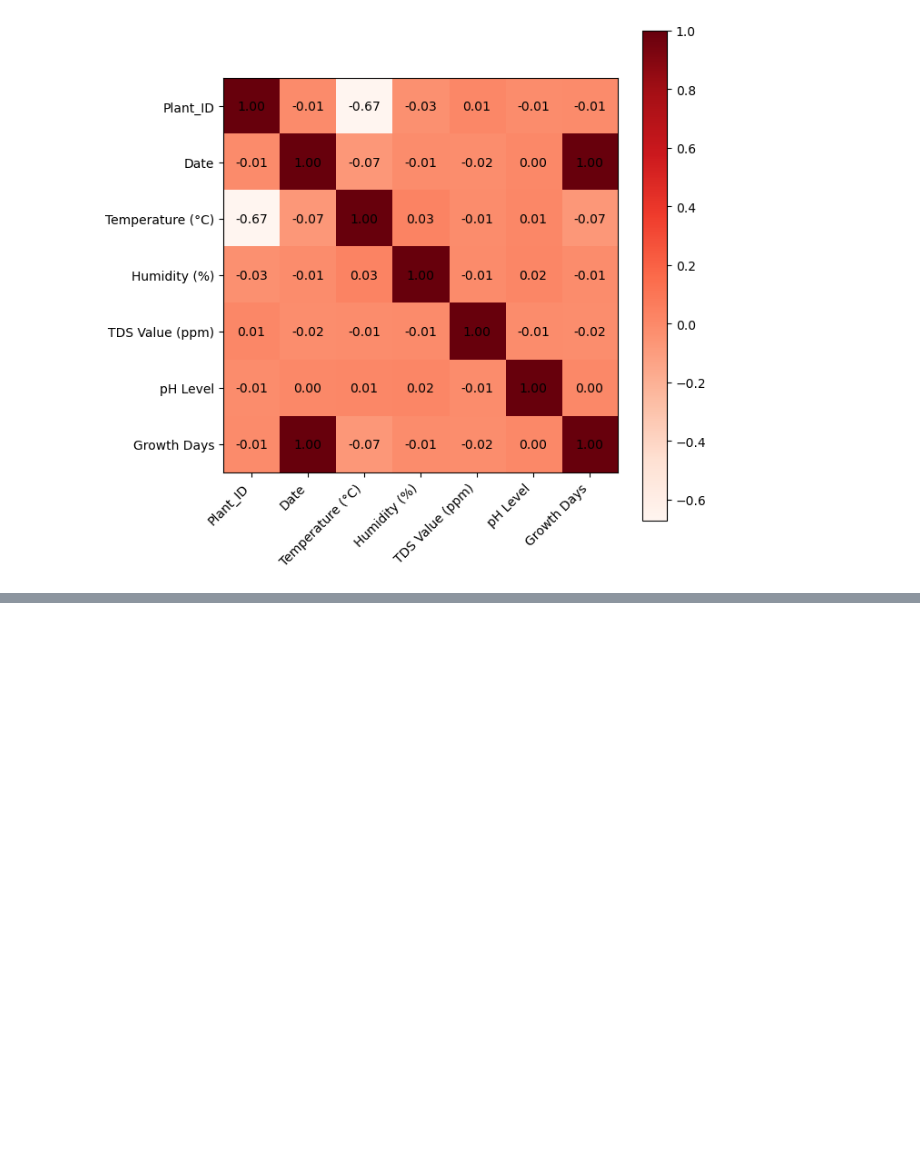
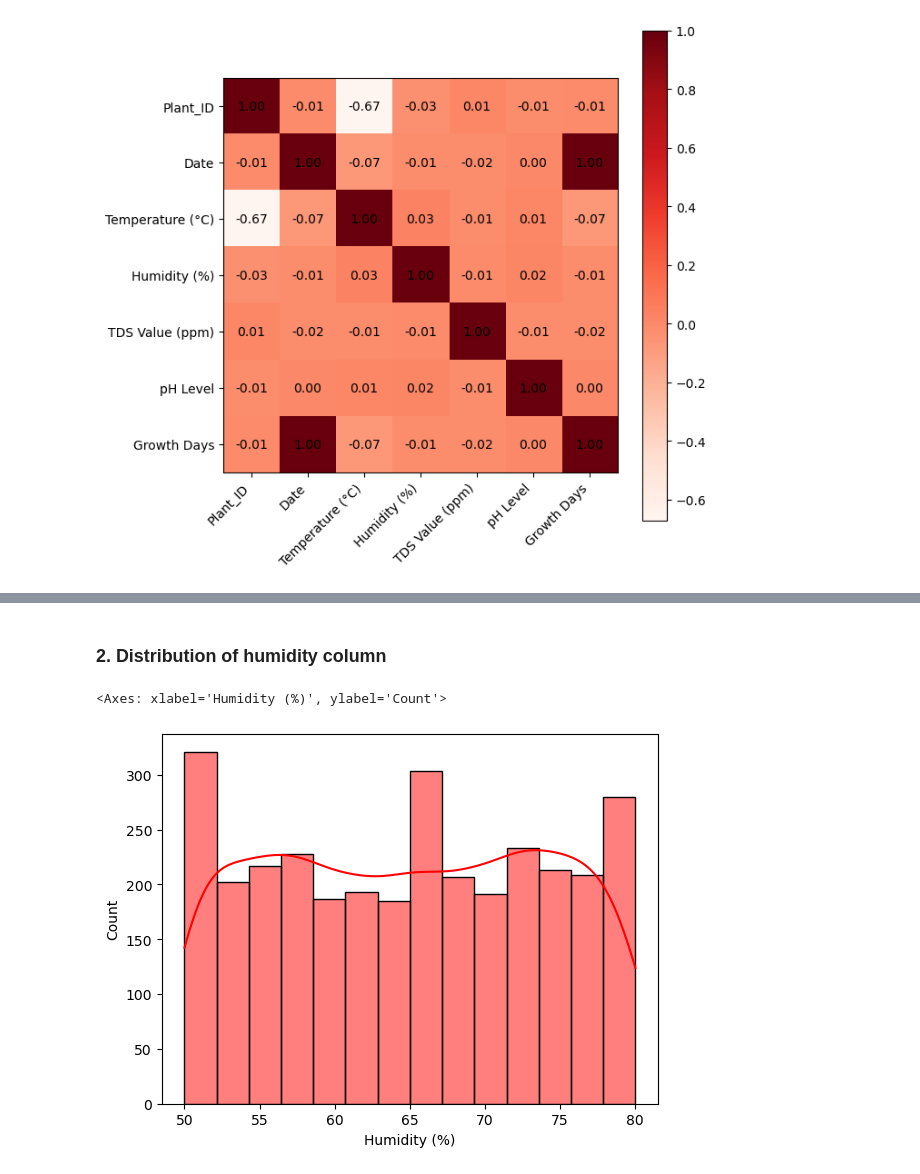
Before and after one commit to MoeTheDataGuru/portfolio, a Jupyter notebook: Lettuce Growth Analysis/EDA Notebook/EDA.ipynb, the cells around one changed output, grey strips where cells are left out. Saved outputs shown, nothing was run; the diff lists cells and outputs as text; code cells hidden in the pictures; blank space fills up the shorter version.

```diff
--- a/Lettuce Growth Analysis/EDA Notebook/EDA.ipynb
+++ b/Lettuce Growth Analysis/EDA Notebook/EDA.ipynb
@@ -107,0 +118,7 @@ plt.show()
+# %% [markdown]
+### 2. Distribution of humidity column
+# %%
+sns.histplot(data = df, x = df['Humidity (%)'], color = 'red', kde = True)
+# %% [output]
+<Axes: xlabel='Humidity (%)', ylabel='Count'>
+[figure, added]
```
Also changed, not shown: parts of 8 cells of this notebook.
